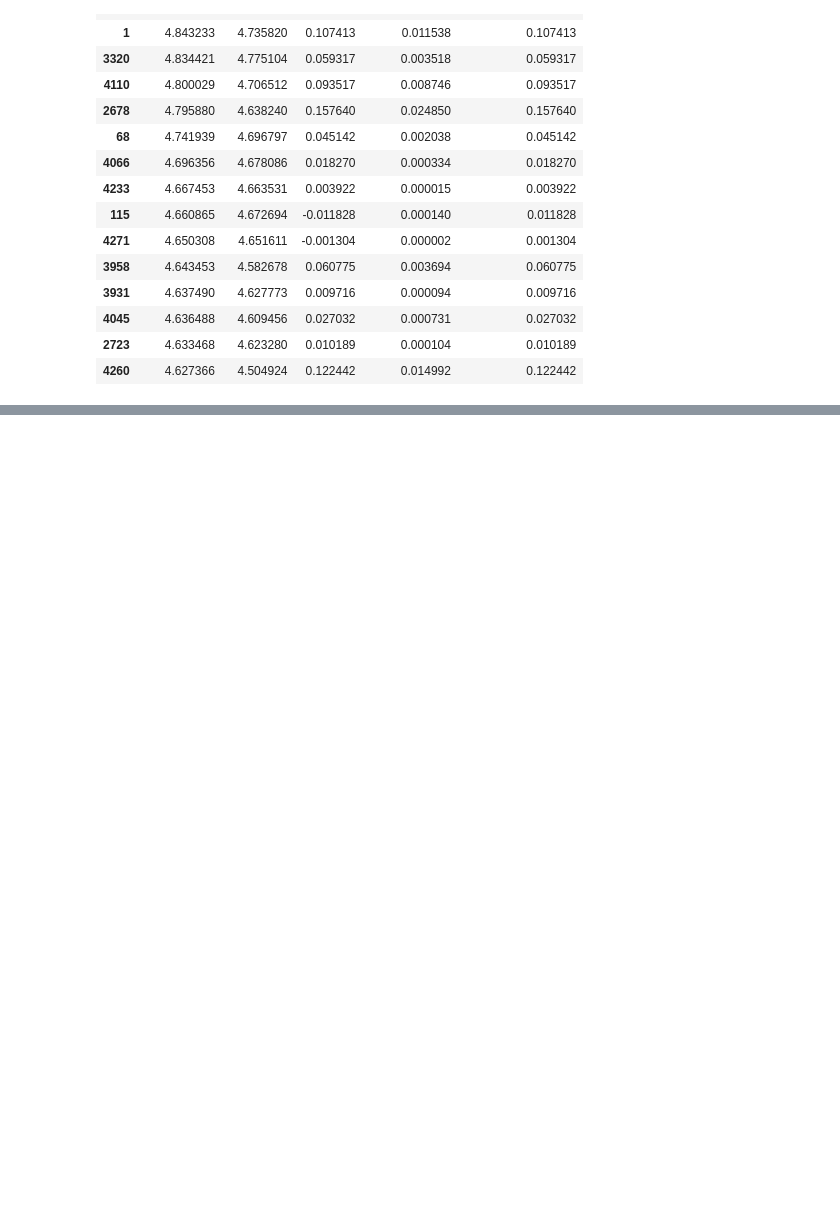
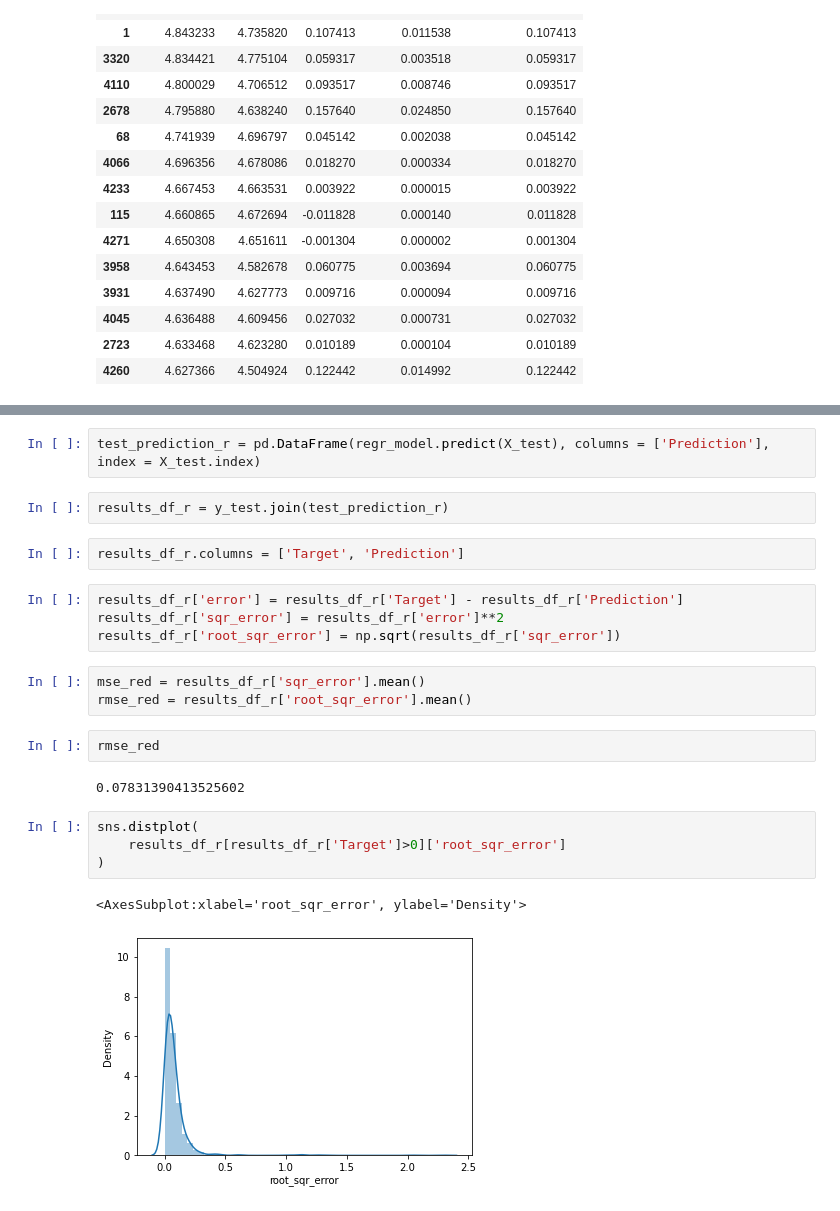
Before and after one commit to jgrau90/BMW_Regression, a Jupyter notebook: bmw_regression.ipynb, the cells around one changed output, grey strips where cells are left out. Drawn from its saved outputs; the diff is of its cells as text; blank space fills up the shorter version.

```diff
--- a/bmw_regression.ipynb
+++ b/bmw_regression.ipynb
@@ -752,0 +760,24 @@ results_df.sort_values(by=TARGET_LN, ascending = False).head(15)
+# %%
+test_prediction_r = pd.DataFrame(regr_model.predict(X_test), columns = ['Prediction'], index = X_test.index)
+# %%
+results_df_r = y_test.join(test_prediction_r)
+# %%
+results_df_r.columns = ['Target', 'Prediction']
+# %%
+results_df_r['error'] = results_df_r['Target'] - results_df_r['Prediction']
+results_df_r['sqr_error'] = results_df_r['error']**2
+results_df_r['root_sqr_error'] = np.sqrt(results_df_r['sqr_error'])
+# %%
+mse_red = results_df_r['sqr_error'].mean()
+rmse_red = results_df_r['root_sqr_error'].mean()
+# %%
+rmse_red
+# %% [output]
+0.07831390413525602
+# %%
+sns.distplot(
+    results_df_r[results_df_r['Target']>0]['root_sqr_error']
+)
+# %% [output]
+<AxesSubplot:xlabel='root_sqr_error', ylabel='Density'>
+[figure, added]
```
Also changed, not shown: parts of 5 cells of this notebook.
